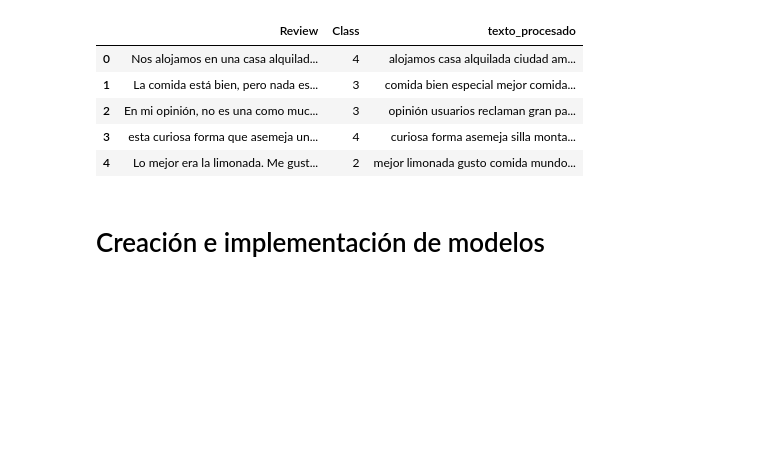
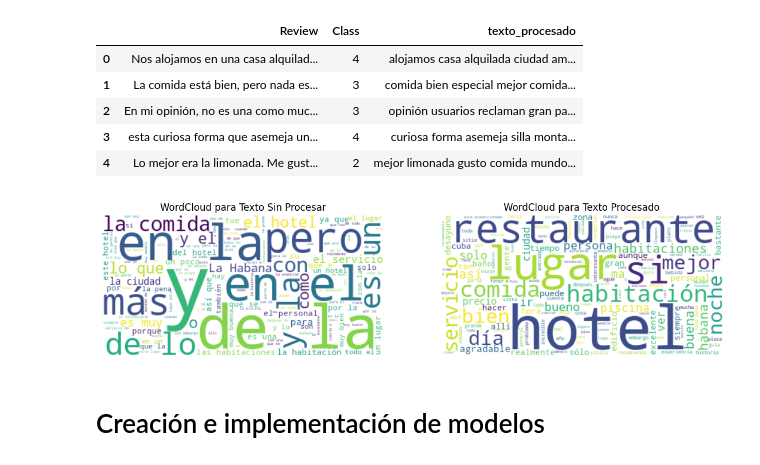
Before and after one commit to AlessoMTZ/Trabajo_BI_Estadistica, a Jupyter notebook: Notebook.ipynb, the cells around one changed output. Cells and saved outputs as stored; diff of their text form; code cells hidden in the pictures; blank space fills up the shorter version.

```diff
--- a/Notebook.ipynb
+++ b/Notebook.ipynb
@@ -546,6 +542,28 @@ df_preparado.head()
 | 2 | En mi opinión, no es una como muc... | 3 | opinión usuarios reclaman gran pa... |
 | 3 | esta curiosa forma que asemeja un... | 4 | curiosa forma asemeja silla monta... |
 | 4 | Lo mejor era la limonada. Me gust... | 2 | mejor limonada gusto comida mundo... |
+# %%
+texto_sin_procesar = " ".join(review for review in df_preparado.Review)
+wordcloud_sin_procesar = WordCloud(background_color="white").generate(texto_sin_procesar)
+
+texto_procesado = " ".join(review for review in df_preparado.texto_procesado)
+wordcloud_procesado = WordCloud(background_color="white").generate(texto_procesado)
+
+plt.figure(figsize=(14, 7))
+
+plt.subplot(1, 2, 1)
+plt.imshow(wordcloud_sin_procesar, interpolation='bilinear')
+plt.title('WordCloud para Texto Sin Procesar')
+plt.axis('off')
+
+plt.subplot(1, 2, 2)
+plt.imshow(wordcloud_procesado, interpolation='bilinear')
+plt.title('WordCloud para Texto Procesado')
+plt.axis('off')
+
+plt.show()
+# %% [output]
+[figure, added]
 # %% [markdown]
 # Creación e implementación de modelos
 # %% [markdown]
```
Also changed, not shown: parts of 4 cells of this notebook, 6 other files.
